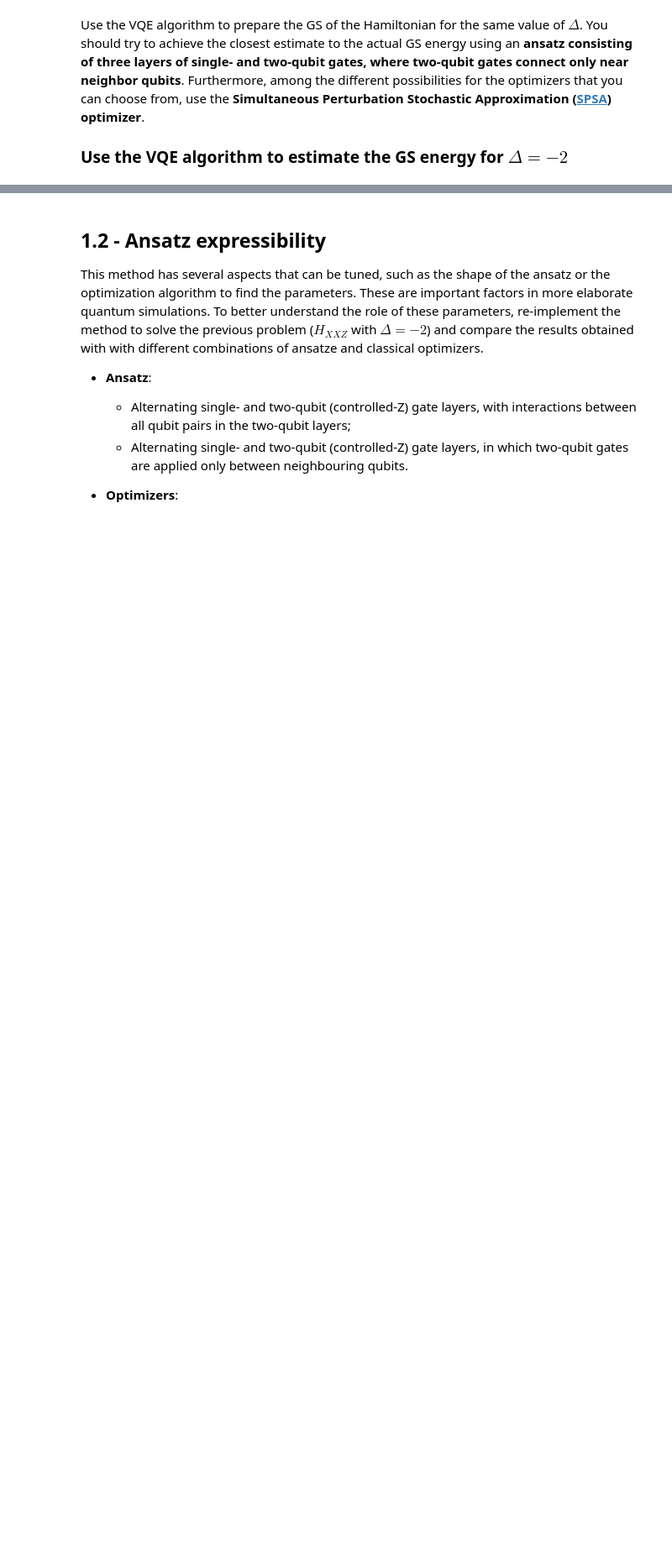
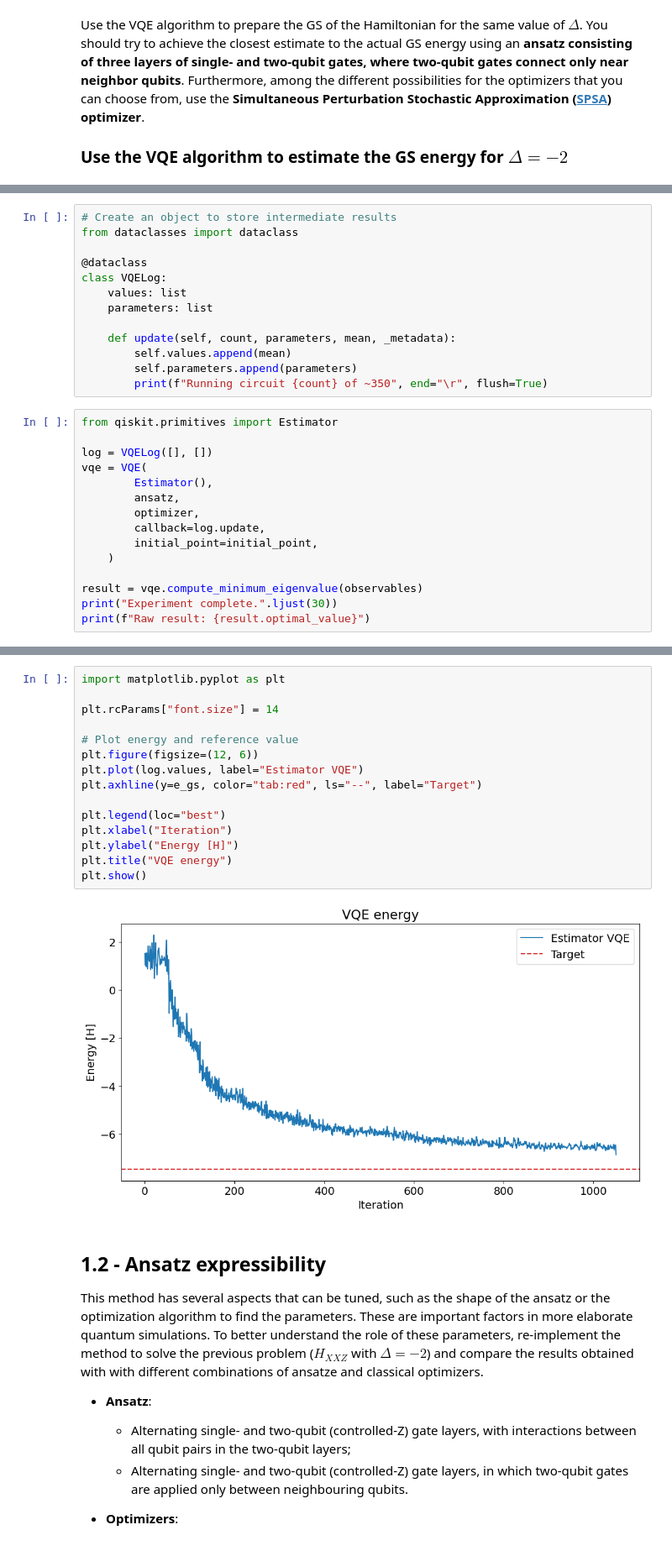
Before and after one commit to QuantumBarcelona/Qiskit-Hackathon-BCN, a Jupyter notebook: challenges/ICFO_challenge.ipynb, the cells around one changed output, grey strips where cells are left out. Shown at 84% size. Drawn from its saved outputs; the diff is of its cells as text; blank space fills up the shorter version.

```diff
--- a/challenges/ICFO_challenge.ipynb
+++ b/challenges/ICFO_challenge.ipynb
@@ -98,0 +324,28 @@ Furthermore, among the different possibilities for the optimizers that you can c
+# %%
+# Create an object to store intermediate results
+from dataclasses import dataclass
+
+@dataclass
+class VQELog:
+    values: list
+    parameters: list
+
+    def update(self, count, parameters, mean, _metadata):
+        self.values.append(mean)
+        self.parameters.append(parameters)
+        print(f"Running circuit {count} of ~350", end="\r", flush=True)
+# %%
+from qiskit.primitives import Estimator
+
+log = VQELog([], [])
+vqe = VQE(
+        Estimator(),
+        ansatz,
+        optimizer,
+        callback=log.update,
+        initial_point=initial_point,
+    )
+
+result = vqe.compute_minimum_eigenvalue(observables)
+print("Experiment complete.".ljust(30))
+print(f"Raw result: {result.optimal_value}")
@@ -99,3 +355,20 @@ Furthermore, among the different possibilities for the optimizers that you can c
+# %%
+import matplotlib.pyplot as plt
+
+plt.rcParams["font.size"] = 14
+
+# Plot energy and reference value
+plt.figure(figsize=(12, 6))
+plt.plot(log.values, label="Estimator VQE")
+plt.axhline(y=e_gs, color="tab:red", ls="--", label="Target")
+
+plt.legend(loc="best")
+plt.xlabel("Iteration")
+plt.ylabel("Energy [H]")
+plt.title("VQE energy")
+plt.show()
+# %% [output]
+[figure, added]
 # %% [markdown]
 ## 1.2 - Ansatz expressibility
 
```
Also changed, not shown: parts of 40 cells of this notebook.
